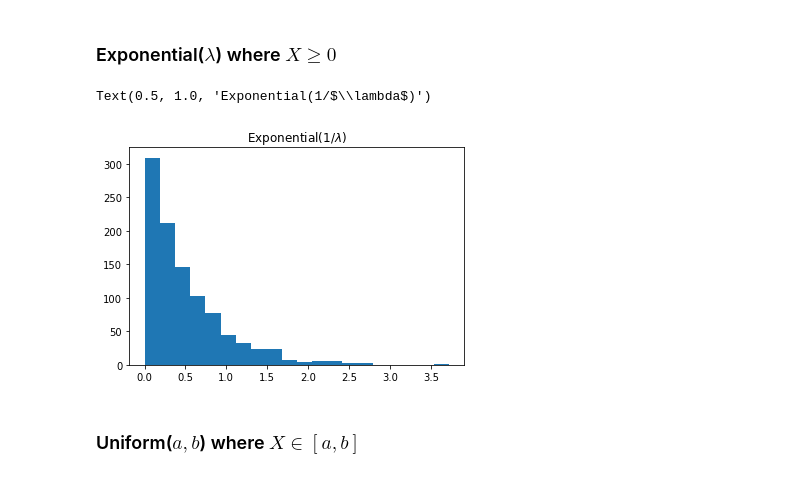
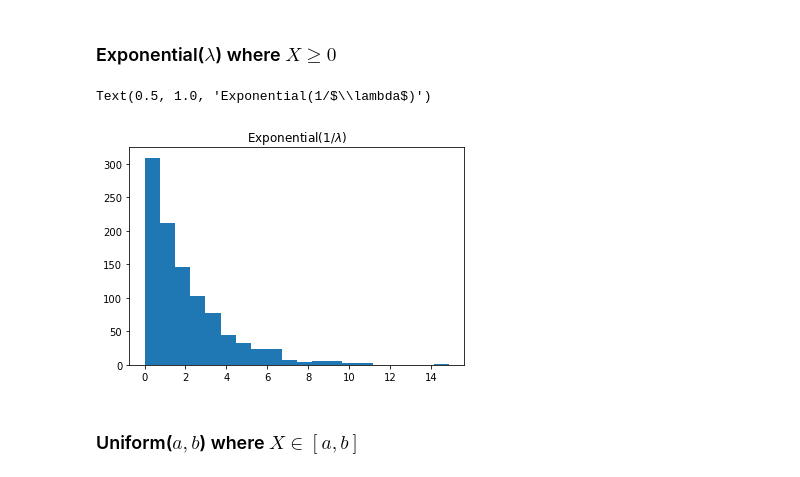
Before and after one commit to nsydn/ise304_syssim, a Jupyter notebook: rns_rvs.ipynb, the cells around one changed output. Saved outputs shown, nothing was run; the diff lists cells and outputs as text; code cells hidden in the pictures.

```diff
--- a/tests_for_RNs.ipynb
+++ b/rns_rvs.ipynb
@@ -192,16 +192,16 @@ np.random.rand(10)
 # %%
 import numpy as np
 np.random.seed(12345)
 R = np.random.rand(1000)
 
-lmbd = 2
+lmbd = 0.5
 X = (-1/lmbd)*np.log(1-R)
 
 #plt.hist(R,20); plt.title('Uniform(0,1)')
 plt.hist(X,20); plt.title('Exponential(1/$\lambda$)')
 # %% [output]
 Text(0.5, 1.0, 'Exponential(1/$\\lambda$)')
-[figure, old version]
+[figure, new version]
 # %% [markdown]
 ### Uniform($a,b$) where $X\in[a,b]$
 # %%
```
Also changed, not shown: parts of 2 cells of this notebook, 3 other files.
